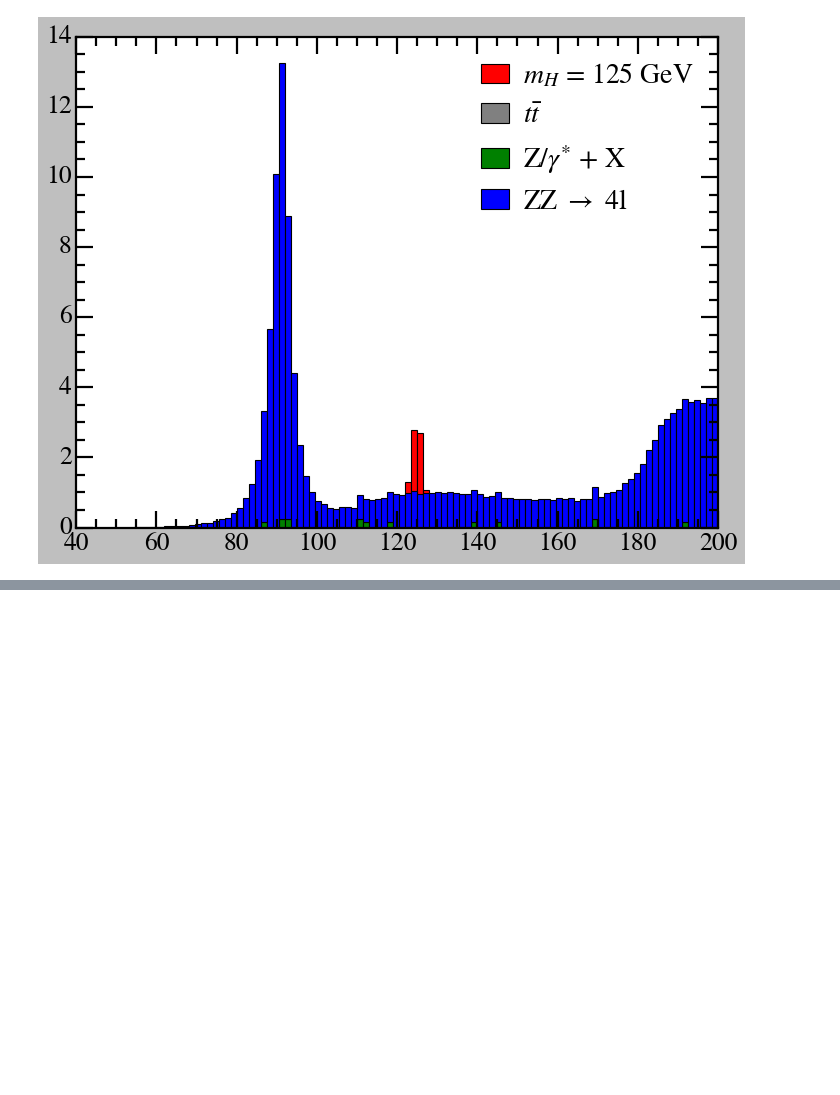
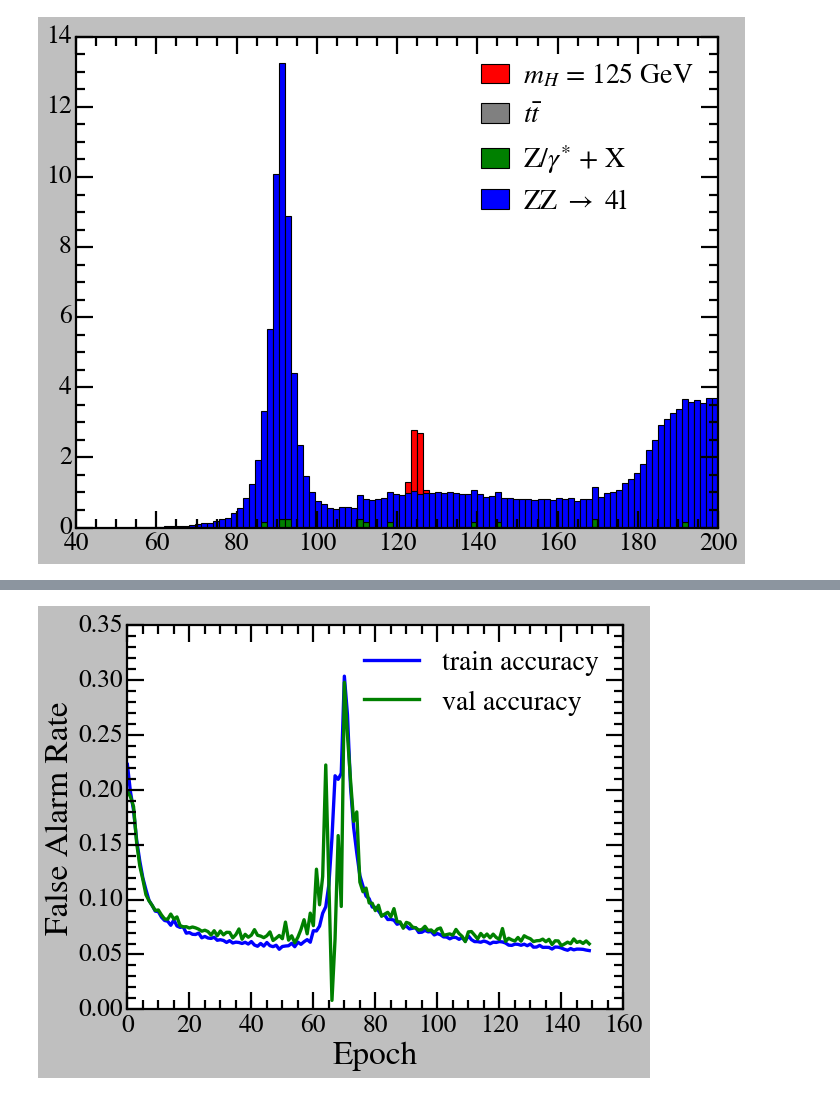
Before and after one commit to vinh-qtran/mit-jlab-sp25, a Jupyter notebook: higgs/preliminary/analysis.ipynb, the cells around one changed output, grey strips where cells are left out. Drawn from its saved outputs; the diff is of its cells as text; code cells hidden in the pictures; blank space fills up the shorter version.

```diff
--- a/higgs/preliminary/analysis.ipynb
+++ b/higgs/preliminary/analysis.ipynb
@@ -190,0 +272,12 @@ PC 6
+# %%
+plt.plot(training_stats['train_P_false_alarms'], label='train accuracy')
+plt.plot(training_stats['val_P_false_alarms'], label='val accuracy')
+
+plt.xlabel('Epoch')
+plt.ylabel('False Alarm Rate')
+
+plt.legend()
+
+plt.show()
+# %% [output]
+[figure, added]
```
Also changed, not shown: parts of 12 cells of this notebook, 9 other files.
